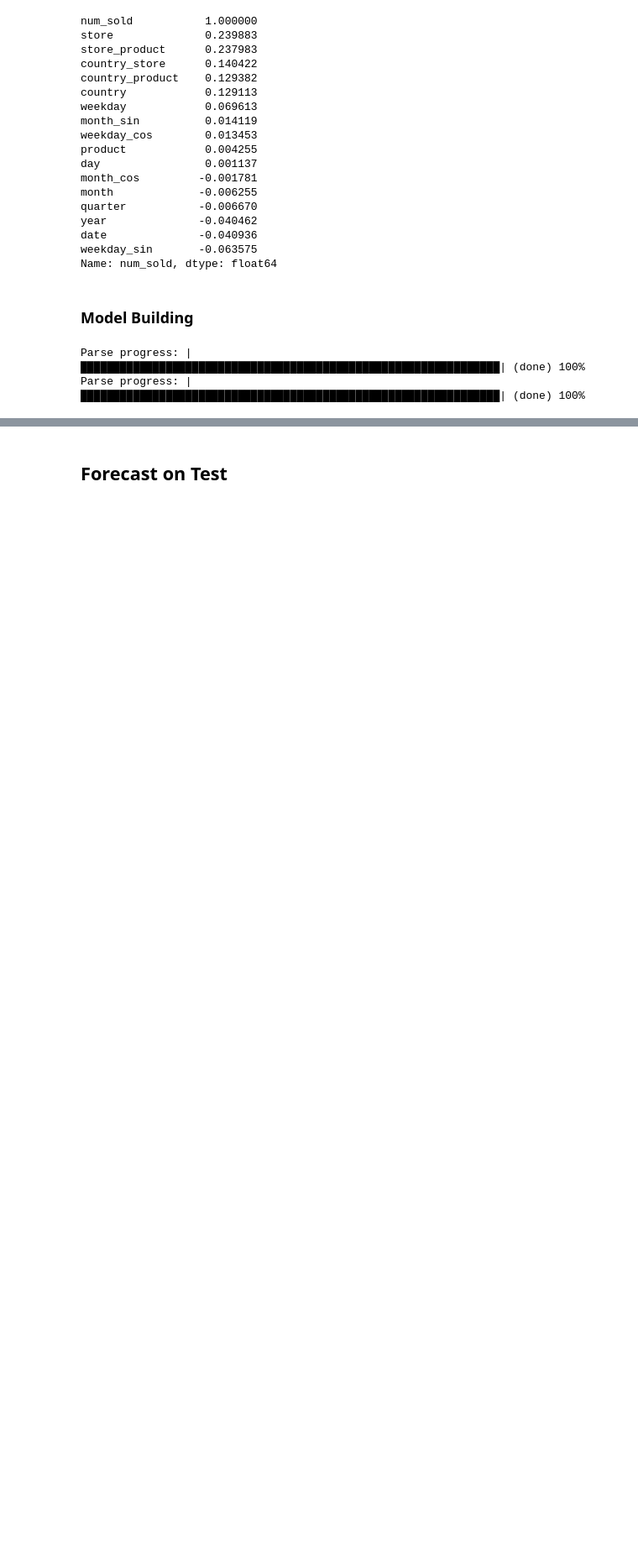
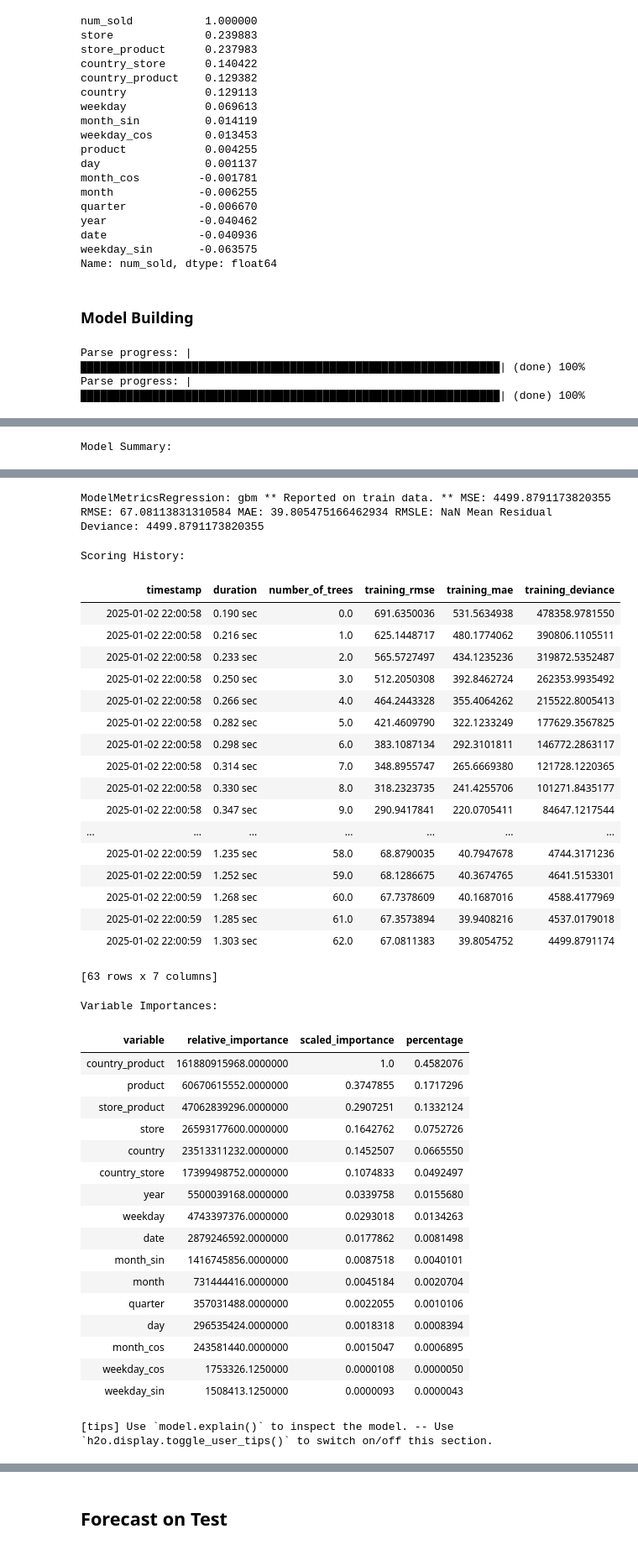
Before and after one commit to ROUSenghak/Forecasting_Sticker_Sales, a Jupyter notebook: main.ipynb, the cells around one changed output, grey strips where cells are left out. Shown at 84% size. Saved outputs shown, nothing was run; the diff lists cells and outputs as text; code cells hidden in the pictures; blank space fills up the shorter version.

```diff
--- a/main.ipynb
+++ b/main.ipynb
@@ -557,0 +392,12 @@ Mean Residual Deviance: 3454.2344609346874
+# %%
+h2o_gbm = H2OGradientBoostingEstimator(
+    ntrees=62,          # Number of trees
+    max_depth=8,        # Maximum depth of trees
+    learn_rate=0.1,     # Learning rate
+    min_rows=1,         # Minimum number of observations per leaf
+    nbins_cats=256,     # Number of bins for categorical features
+    seed=42
+)
+
+h2o_gbm.train(x=features, y=target, training_frame=train_h2o)
+# %% [output]
@@ -557,0 +406 @@ Mean Residual Deviance: 3454.2344609346874
+Model Summary:
@@ -557,0 +409,39 @@ Mean Residual Deviance: 3454.2344609346874
+ModelMetricsRegression: gbm ** Reported on train data. ** MSE: 4499.8791173820355 RMSE: 67.08113831310584 MAE: 39.805475166462934 RMSLE: NaN Mean Residual Deviance: 4499.8791173820355
+Scoring History:
+|  | timestamp | duration | number_of_trees | training_rmse | training_mae | training_deviance |
+|  | 2025-01-02 22:00:58 | 0.190 sec | 0.0 | 691.6350036 | 531.5634938 | 478358.9781550 |
+|  | 2025-01-02 22:00:58 | 0.216 sec | 1.0 | 625.1448717 | 480.1774062 | 390806.1105511 |
+|  | 2025-01-02 22:00:58 | 0.233 sec | 2.0 | 565.5727497 | 434.1235236 | 319872.5352487 |
+|  | 2025-01-02 22:00:58 | 0.250 sec | 3.0 | 512.2050308 | 392.8462724 | 262353.9935492 |
+|  | 2025-01-02 22:00:58 | 0.266 sec | 4.0 | 464.2443328 | 355.4064262 | 215522.8005413 |
+|  | 2025-01-02 22:00:58 | 0.282 sec | 5.0 | 421.4609790 | 322.1233249 | 177629.3567825 |
+|  | 2025-01-02 22:00:58 | 0.298 sec | 6.0 | 383.1087134 | 292.3101811 | 146772.2863117 |
+|  | 2025-01-02 22:00:58 | 0.314 sec | 7.0 | 348.8955747 | 265.6669380 | 121728.1220365 |
+|  | 2025-01-02 22:00:58 | 0.330 sec | 8.0 | 318.2323735 | 241.4255706 | 101271.8435177 |
+|  | 2025-01-02 22:00:58 | 0.347 sec | 9.0 | 290.9417841 | 220.0705411 | 84647.1217544 |
+| ... | ... | ... | ... | ... | ... | ... |
+|  | 2025-01-02 22:00:59 | 1.235 sec | 58.0 | 68.8790035 | 40.7947678 | 4744.3171236 |
+|  | 2025-01-02 22:00:59 | 1.252 sec | 59.0 | 68.1286675 | 40.3674765 | 4641.5153301 |
+|  | 2025-01-02 22:00:59 | 1.268 sec | 60.0 | 67.7378609 | 40.1687016 | 4588.4177969 |
+|  | 2025-01-02 22:00:59 | 1.285 sec | 61.0 | 67.3573894 | 39.9408216 | 4537.0179018 |
+|  | 2025-01-02 22:00:59 | 1.303 sec | 62.0 | 67.0811383 | 39.8054752 | 4499.8791174 |
+[63 rows x 7 columns]
+Variable Importances:
+| variable | relative_importance | scaled_importance | percentage |
+| country_product | 161880915968.0000000 | 1.0 | 0.4582076 |
+| product | 60670615552.0000000 | 0.3747855 | 0.1717296 |
+| store_product | 47062839296.0000000 | 0.2907251 | 0.1332124 |
+| store | 26593177600.0000000 | 0.1642762 | 0.0752726 |
+| country | 23513311232.0000000 | 0.1452507 | 0.0665550 |
+| country_store | 17399498752.0000000 | 0.1074833 | 0.0492497 |
+| year | 5500039168.0000000 | 0.0339758 | 0.0155680 |
+| weekday | 4743397376.0000000 | 0.0293018 | 0.0134263 |
+| date | 2879246592.0000000 | 0.0177862 | 0.0081498 |
+| month_sin | 1416745856.0000000 | 0.0087518 | 0.0040101 |
+| month | 731444416.0000000 | 0.0045184 | 0.0020704 |
+| quarter | 357031488.0000000 | 0.0022055 | 0.0010106 |
+| day | 296535424.0000000 | 0.0018318 | 0.0008394 |
+| month_cos | 243581440.0000000 | 0.0015047 | 0.0006895 |
+| weekday_cos | 1753326.1250000 | 0.0000108 | 0.0000050 |
+| weekday_sin | 1508413.1250000 | 0.0000093 | 0.0000043 |
+[tips] Use `model.explain()` to inspect the model. -- Use `h2o.display.toggle_user_tips()` to switch on/off this section.
```
Also changed, not shown: parts of 13 cells of this notebook, 4 other files.
